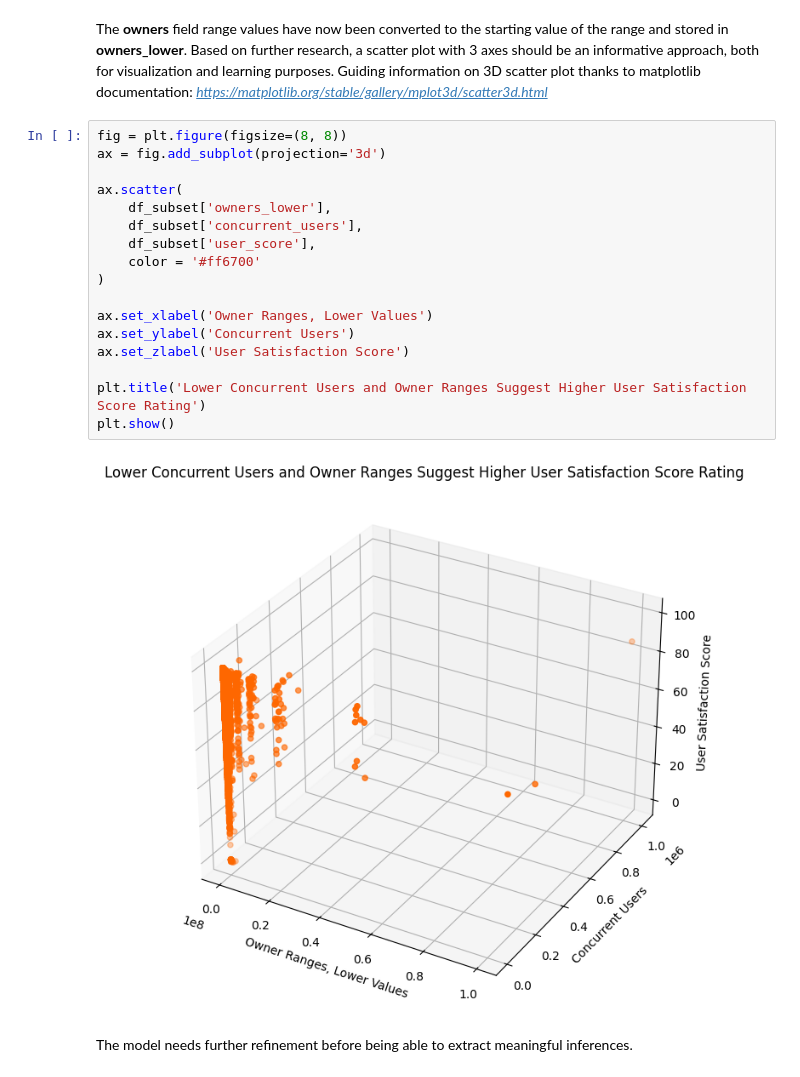
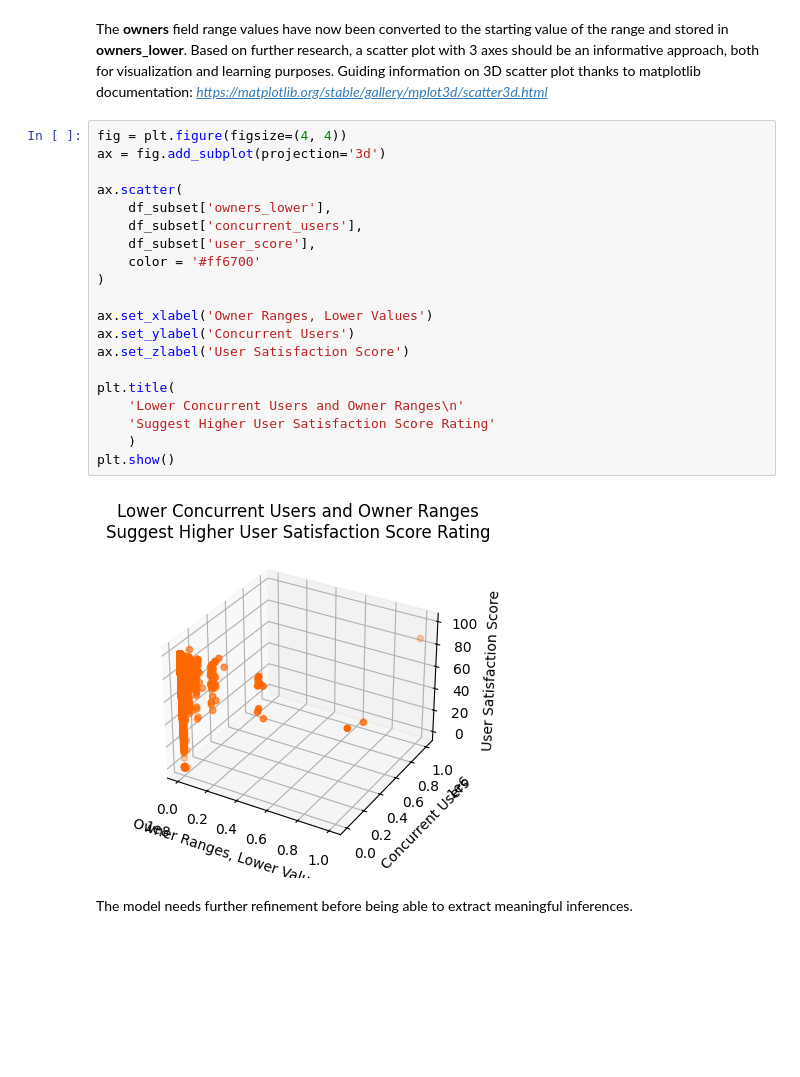
Before and after one commit to Chr-Dennis/exploring-steam-games-performance-and-review-statistics, a Jupyter notebook: notebooks/keystone.ipynb, the cells around one changed output. Cells and saved outputs as stored; diff of their text form; blank space fills up the shorter version.

Commit message:
Further explored EDA and advanced visualization

```diff
--- a/notebooks/keystone.ipynb
+++ b/notebooks/keystone.ipynb
@@ -633,24 +635,27 @@ df_subset.head(5)
 # %% [markdown]
 The **owners** field range values have now been converted to the starting value of the range and stored in **owners_lower**. Based on further research, a scatter plot with 3 axes should be an informative approach, both for visualization and learning purposes. Guiding information on 3D scatter plot thanks to matplotlib documentation: *https://matplotlib.org/stable/gallery/mplot3d/scatter3d.html*
 # %%
-fig = plt.figure(figsize=(8, 8))
+fig = plt.figure(figsize=(4, 4))
 ax = fig.add_subplot(projection='3d')
 
 ax.scatter(
     df_subset['owners_lower'],
     df_subset['concurrent_users'],
     df_subset['user_score'],
     color = '#ff6700'
 )
 
 ax.set_xlabel('Owner Ranges, Lower Values')
 ax.set_ylabel('Concurrent Users')
 ax.set_zlabel('User Satisfaction Score')
 
-plt.title('Lower Concurrent Users and Owner Ranges Suggest Higher User Satisfaction Score Rating')
+plt.title(
+    'Lower Concurrent Users and Owner Ranges\n'
+    'Suggest Higher User Satisfaction Score Rating'
+    )
 plt.show()
 # %% [output]
-[figure, old version]
+[figure, new version]
 # %% [markdown]
 The model needs further refinement before being able to extract meaningful inferences.
 # %%
```
Also changed, not shown: parts of 7 cells of this notebook, 2 other files.
